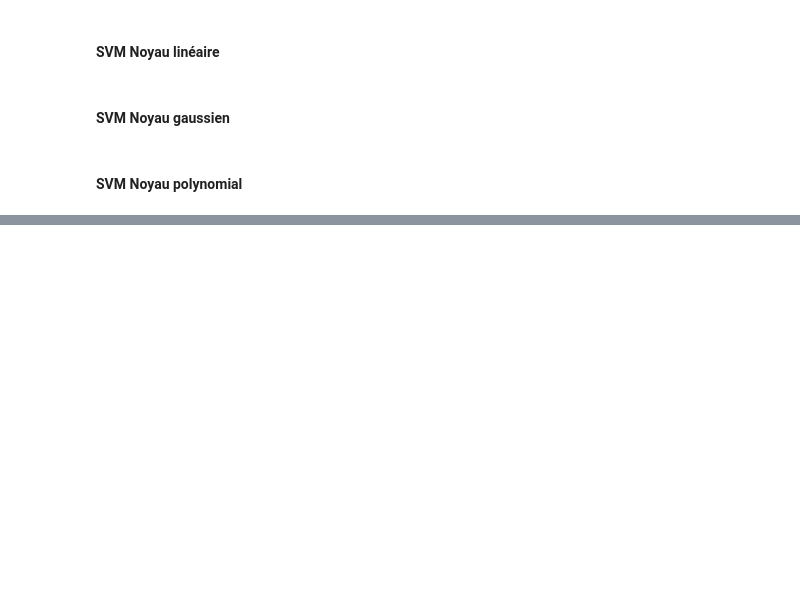
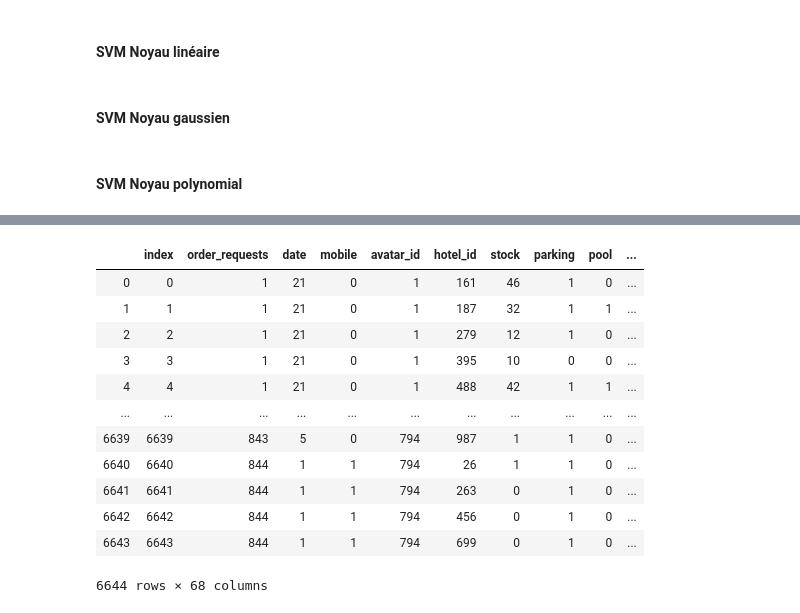
Before and after one commit to elisaduz/Defi-IA-2023, a Jupyter notebook: Defi-IA-modele.ipynb, the cells around one changed output, grey strips where cells are left out. Drawn from its saved outputs; the diff is of its cells as text; code cells hidden in the pictures; blank space fills up the shorter version.

Commit message:
Update requests + model + add submission part

```diff
--- a/Defi-IA-modele.ipynb
+++ b/Defi-IA-modele.ipynb
@@ -361,0 +416,2 @@ print("R2 : ",r2_score(Y_test,Ypred_regsvmp))
+# %%
+data_test= pd.read_csv('test_set.csv')
@@ -361,0 +434,4 @@ print("R2 : ",r2_score(Y_test,Ypred_regsvmp))
+# %%
+hotels = pd.read_csv('features_hotels.csv', index_col=['hotel_id', 'city'])
+data_test = data_test.join(hotels, on=['hotel_id', 'city'])
+data_test.head()
@@ -361,0 +447,2 @@ print("R2 : ",r2_score(Y_test,Ypred_regsvmp))
+# %%
+data_test=pd.get_dummies(data_test, columns=['city', 'language','group', 'brand'])
@@ -361,0 +465,16 @@ print("R2 : ",r2_score(Y_test,Ypred_regsvmp))
+# %%
+data_test
+# %% [output]
+|  | index | order_requests | date | mobile | avatar_id | hotel_id | stock | parking | pool | ... |
+| 0 | 0 | 1 | 21 | 0 | 1 | 161 | 46 | 1 | 0 | ... |
+| 1 | 1 | 1 | 21 | 0 | 1 | 187 | 32 | 1 | 1 | ... |
+| 2 | 2 | 1 | 21 | 0 | 1 | 279 | 12 | 1 | 0 | ... |
+| 3 | 3 | 1 | 21 | 0 | 1 | 395 | 10 | 0 | 0 | ... |
+| 4 | 4 | 1 | 21 | 0 | 1 | 488 | 42 | 1 | 1 | ... |
+| ... | ... | ... | ... | ... | ... | ... | ... | ... | ... | ... |
+| 6639 | 6639 | 843 | 5 | 0 | 794 | 987 | 1 | 1 | 0 | ... |
+| 6640 | 6640 | 844 | 1 | 1 | 794 | 26 | 1 | 1 | 0 | ... |
+| 6641 | 6641 | 844 | 1 | 1 | 794 | 263 | 0 | 1 | 0 | ... |
+| 6642 | 6642 | 844 | 1 | 1 | 794 | 456 | 0 | 1 | 0 | ... |
+| 6643 | 6643 | 844 | 1 | 1 | 794 | 699 | 0 | 1 | 0 | ... |
+6644 rows × 68 columns
```
Also changed, not shown: parts of 42 cells of this notebook, 4 other files.
